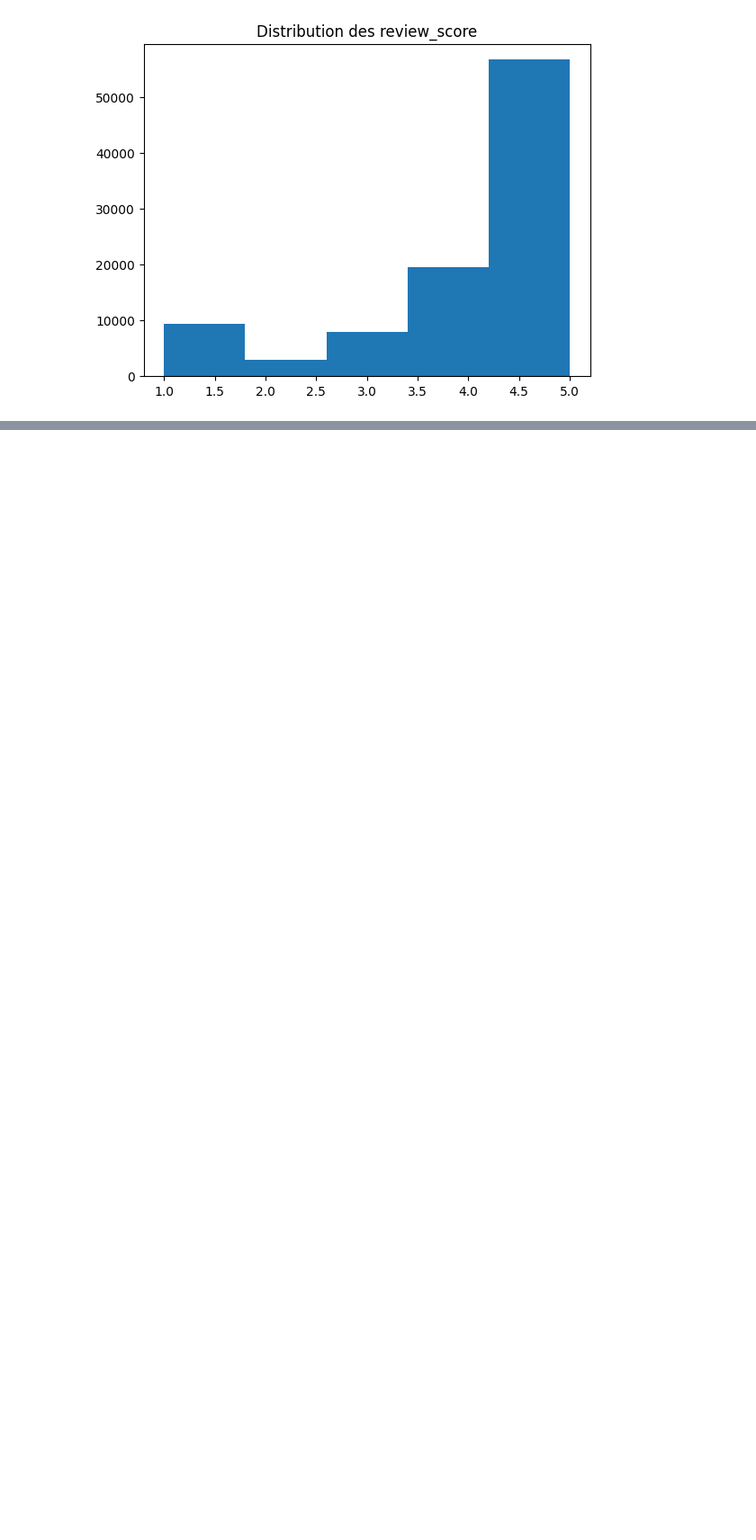
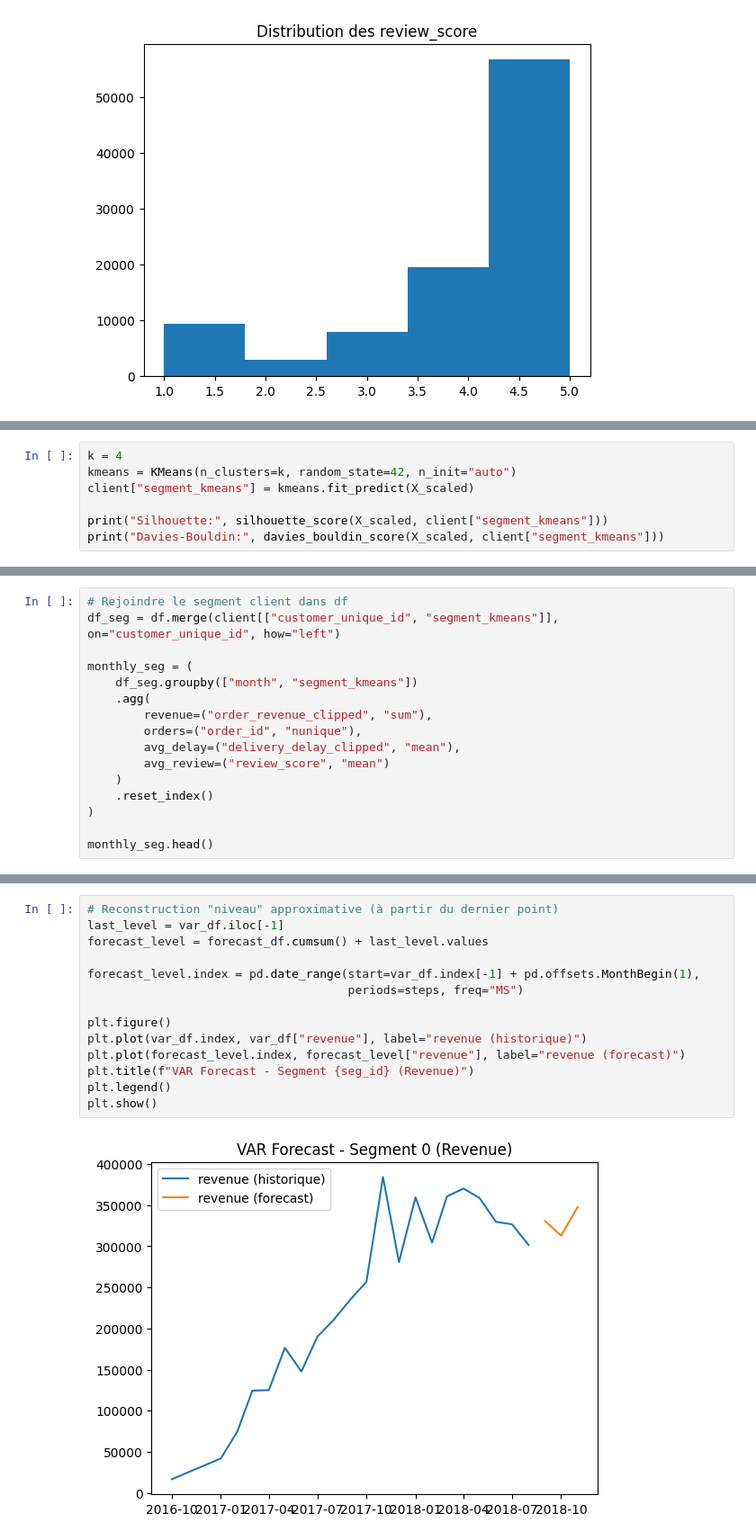
Before and after one commit to fomen2001/analyse-sectorielle_Osih, a Jupyter notebook: main_osih.ipynb, the cells around one changed output, grey strips where cells are left out. Shown at 90% size. Drawn from its saved outputs; the diff is of its cells as text; blank space fills up the shorter version.

```diff
--- a/main_osih.ipynb
+++ b/main_osih.ipynb
@@ -211,0 +319,7 @@ plt.show()
+# %%
+k = 4
+kmeans = KMeans(n_clusters=k, random_state=42, n_init="auto")
+client["segment_kmeans"] = kmeans.fit_predict(X_scaled)
+
+print("Silhouette:", silhouette_score(X_scaled, client["segment_kmeans"]))
+print("Davies-Bouldin:", davies_bouldin_score(X_scaled, client["segment_kmeans"]))
@@ -211,0 +439,16 @@ plt.show()
+# %%
+# Rejoindre le segment client dans df
+df_seg = df.merge(client[["customer_unique_id", "segment_kmeans"]], on="customer_unique_id", how="left")
+
+monthly_seg = (
+    df_seg.groupby(["month", "segment_kmeans"])
+    .agg(
+        revenue=("order_revenue_clipped", "sum"),
+        orders=("order_id", "nunique"),
+        avg_delay=("delivery_delay_clipped", "mean"),
+        avg_review=("review_score", "mean")
+    )
+    .reset_index()
+)
+
+monthly_seg.head()
@@ -211,0 +518,16 @@ plt.show()
+# %%
+# Reconstruction "niveau" approximative (à partir du dernier point)
+last_level = var_df.iloc[-1]
+forecast_level = forecast_df.cumsum() + last_level.values
+
+forecast_level.index = pd.date_range(start=var_df.index[-1] + pd.offsets.MonthBegin(1),
+                                     periods=steps, freq="MS")
+
+plt.figure()
+plt.plot(var_df.index, var_df["revenue"], label="revenue (historique)")
+plt.plot(forecast_level.index, forecast_level["revenue"], label="revenue (forecast)")
+plt.title(f"VAR Forecast - Segment {seg_id} (Revenue)")
+plt.legend()
+plt.show()
+# %% [output]
+[figure, added]
```
Also changed, not shown: parts of 32 cells of this notebook, 2 other files.
